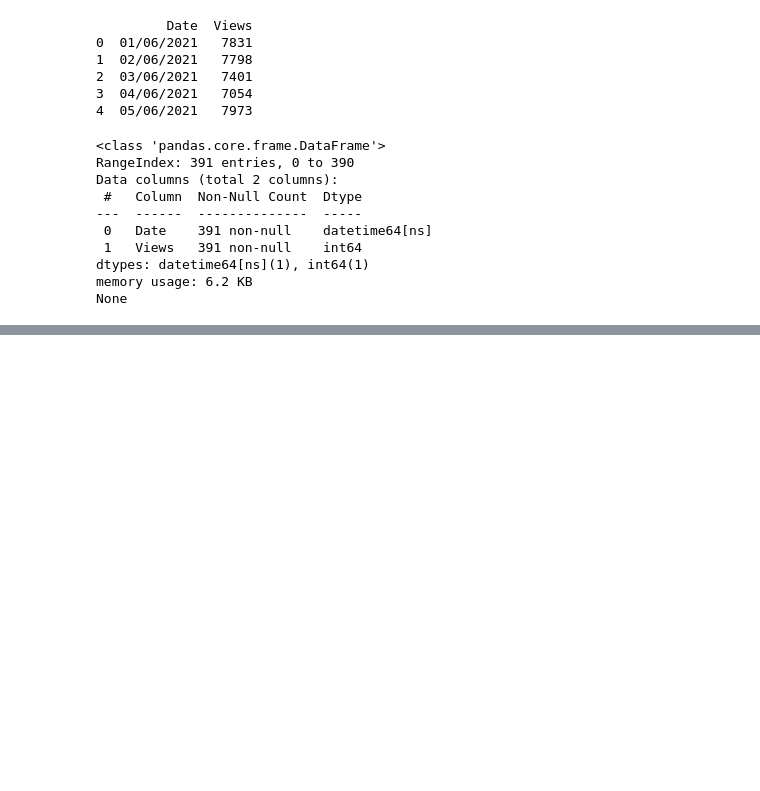
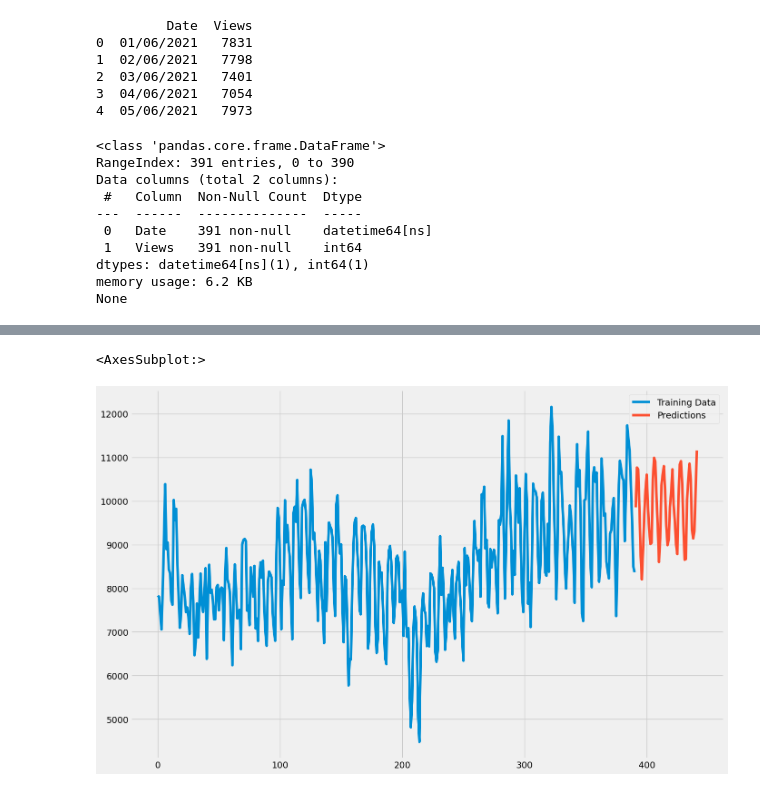
Before and after one commit to YannSko/Portfollio, a Jupyter notebook: Analysis Marketting/Website_Traffic_Forecasting/Website_Traffic.ipynb, the cells around one changed output, grey strips where cells are left out. Cells and saved outputs as stored; diff of their text form; code cells hidden in the pictures; blank space fills up the shorter version.

```diff
--- a/Analysis Marketting/Website_Traffic_Forecasting/Website_Traffic.ipynb
+++ b/Analysis Marketting/Website_Traffic_Forecasting/Website_Traffic.ipynb
@@ -40,0 +71,7 @@ plt.show()
+# %%
+p, d, q = 5, 1, 2
+model=sm.tsa.statespace.SARIMAX(data['Views'],
+                                order=(p, d, q),
+                                seasonal_order=(p, d, q, 12))
+model=model.fit()
+print(model.summary())
@@ -40,0 +98,3 @@ plt.show()
+# %%
+predictions = model.predict(len(data), len(data)+50)
+print(predictions)
@@ -40,0 +119,10 @@ plt.show()
+# %%
+# how we can plot the predictions:
+
+
+data["Views"].plot(legend=True, label="Training Data",
+figsize=(15, 10))
+predictions.plot(legend=True, label="Predictions")
+# %% [output]
+<AxesSubplot:>
+[figure, added]
```
Also changed, not shown: parts of 10 cells of this notebook.
